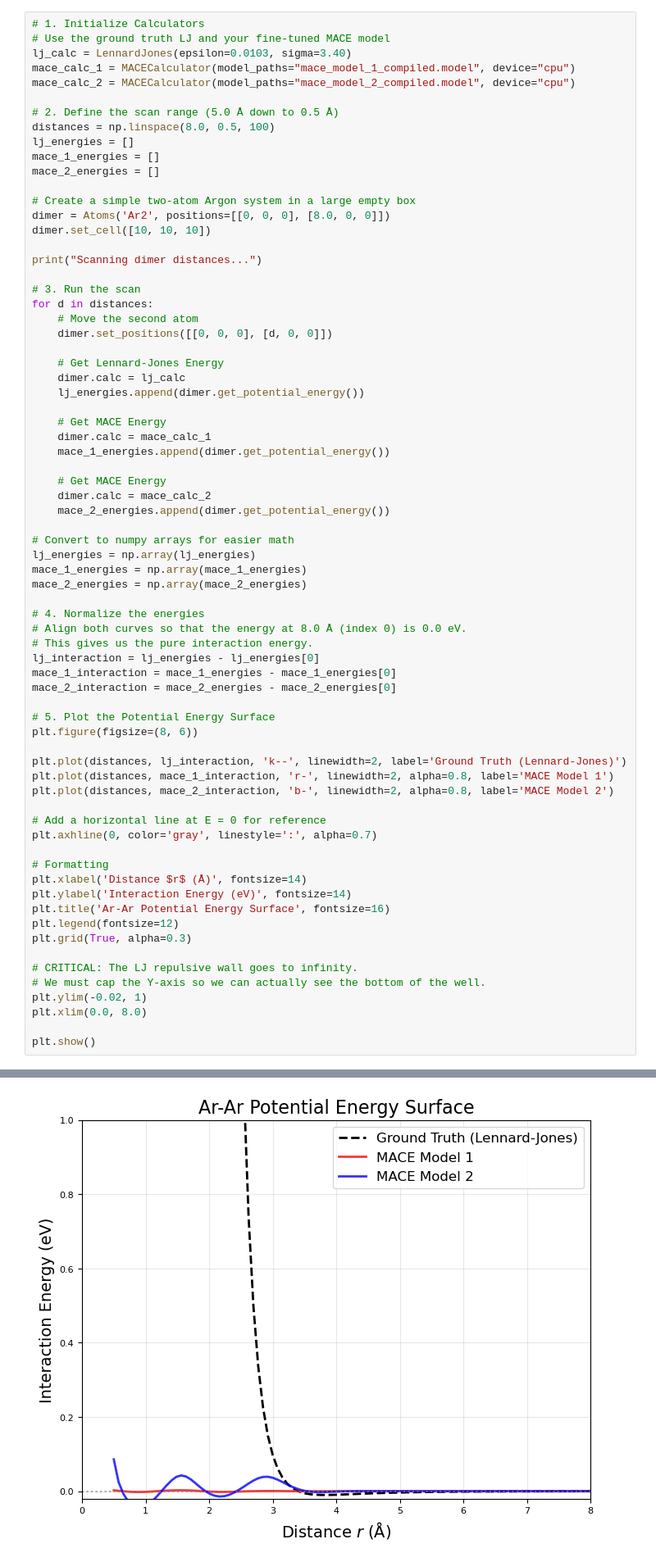
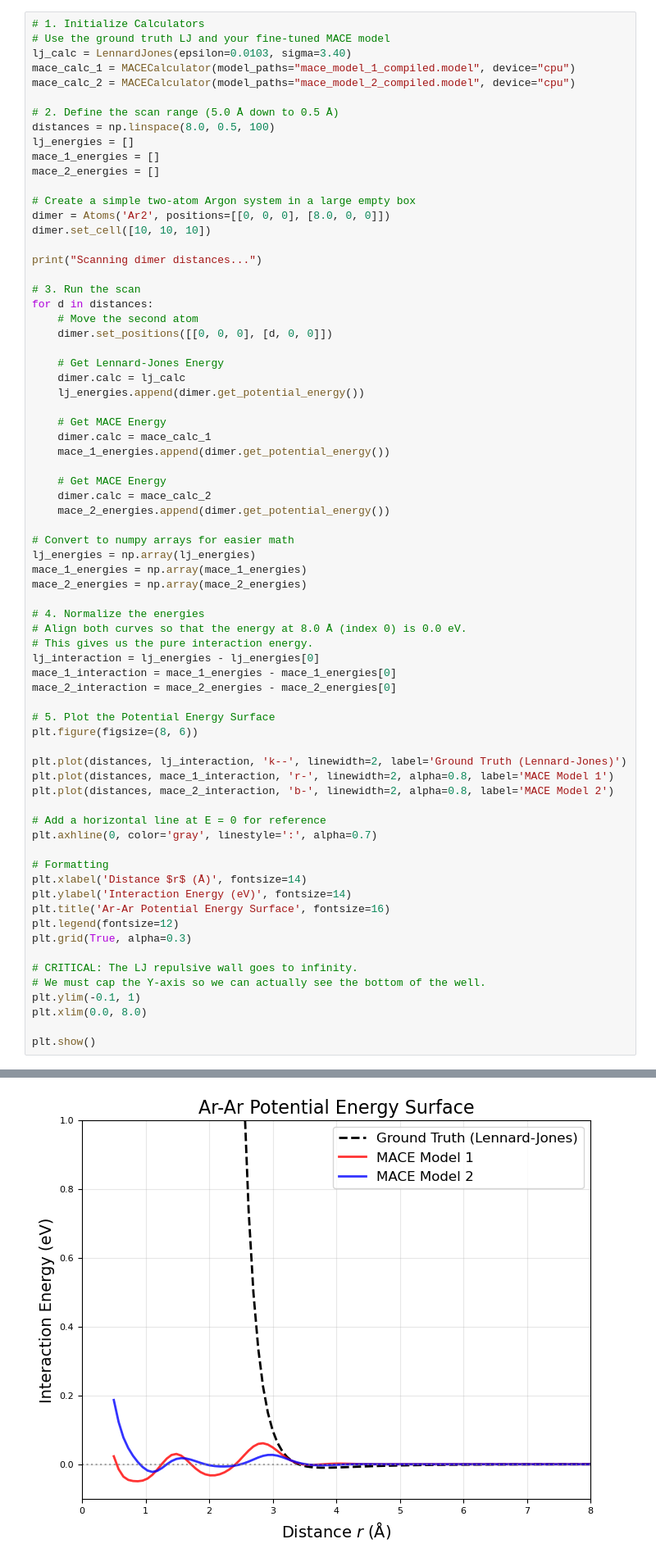
Before and after one commit to lcdumort/tutorial_active_learning_mace, a Jupyter notebook: tutorial.ipynb, the cells around one changed output, grey strips where cells are left out. Shown at 82% size. Drawn from its saved outputs; the diff is of its cells as text.

```diff
--- a/tutorial.ipynb
+++ b/tutorial.ipynb
@@ -306,35 +290,35 @@ mace_2_energies = np.array(mace_2_energies)
 lj_interaction = lj_energies - lj_energies[0]
 mace_1_interaction = mace_1_energies - mace_1_energies[0]
 mace_2_interaction = mace_2_energies - mace_2_energies[0]
 
 # 5. Plot the Potential Energy Surface
 plt.figure(figsize=(8, 6))
 
 plt.plot(distances, lj_interaction, 'k--', linewidth=2, label='Ground Truth (Lennard-Jones)')
 plt.plot(distances, mace_1_interaction, 'r-', linewidth=2, alpha=0.8, label='MACE Model 1')
 plt.plot(distances, mace_2_interaction, 'b-', linewidth=2, alpha=0.8, label='MACE Model 2')
 
 # Add a horizontal line at E = 0 for reference
 plt.axhline(0, color='gray', linestyle=':', alpha=0.7)
 
 # Formatting
 plt.xlabel('Distance $r$ (Å)', fontsize=14)
 plt.ylabel('Interaction Energy (eV)', fontsize=14)
 plt.title('Ar-Ar Potential Energy Surface', fontsize=16)
 plt.legend(fontsize=12)
 plt.grid(True, alpha=0.3)
 
 # CRITICAL: The LJ repulsive wall goes to infinity.
 # We must cap the Y-axis so we can actually see the bottom of the well.
-plt.ylim(-0.02, 1)
+plt.ylim(-0.1, 1)
 plt.xlim(0.0, 8.0)
 
 plt.show()
 # %% [output]
 WARNING:root:No dtype selected, switching to float64 to match model dtype.
 WARNING:root:No dtype selected, switching to float64 to match model dtype.
 Scanning dimer distances...
-[figure, old version]
+[figure, new version]
 # %% [markdown]
 ### Hmmm... wondering what is missing in the training set. Let's have a look at all the distances in the training set.
 # %%
```
Also changed, not shown: parts of 20 cells of this notebook, 34 other files.
